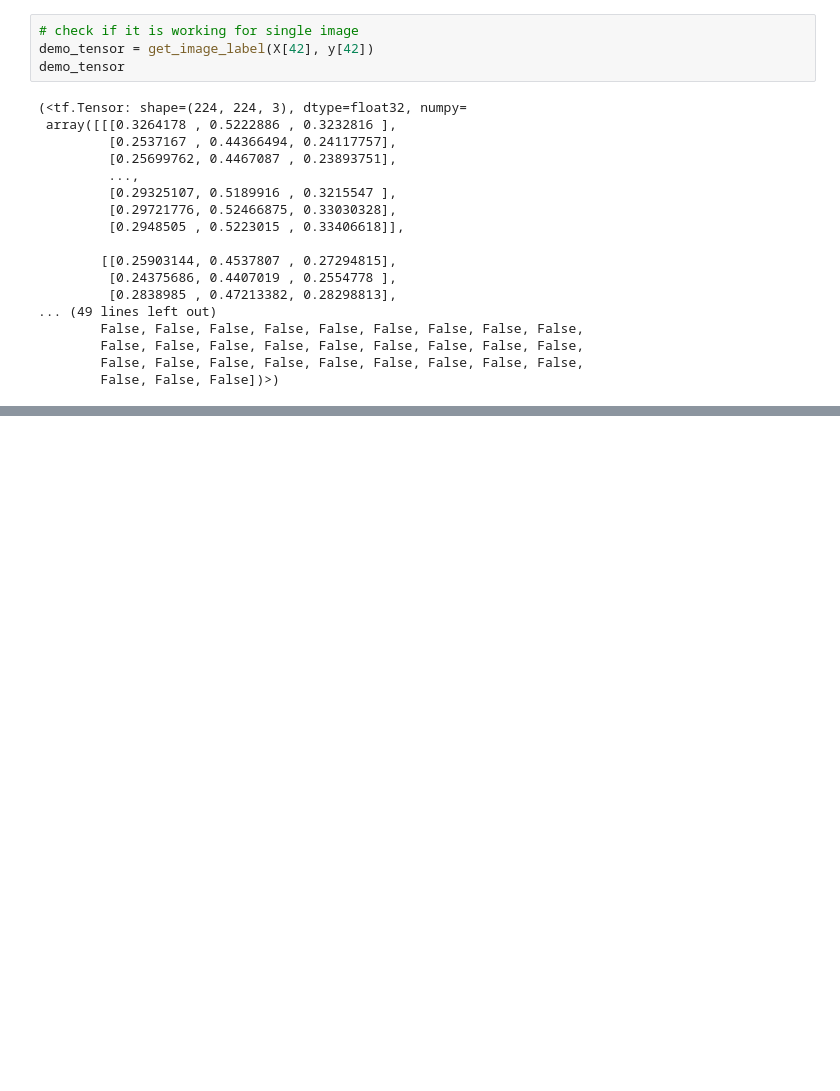
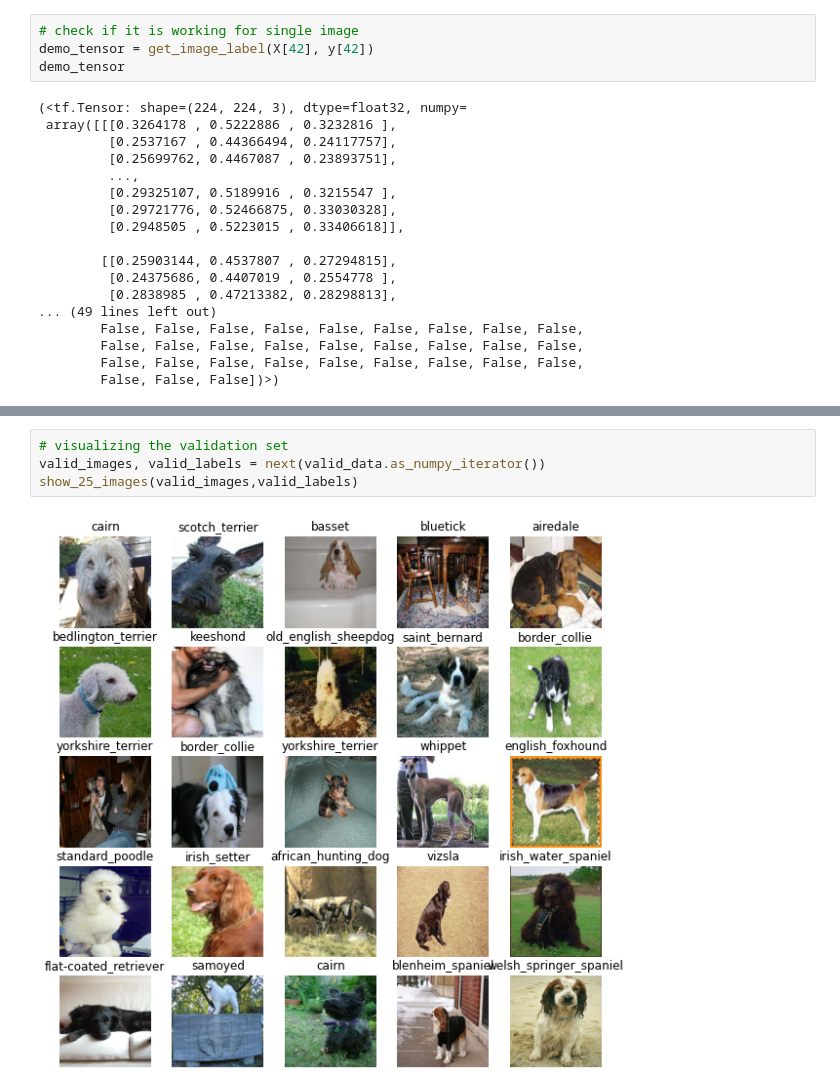
Before and after one commit to SaketMunda/dog-breed-prediction, a Jupyter notebook: dog_vision.ipynb, the cells around one changed output, grey strips where cells are left out. Cells and saved outputs as stored; diff of their text form; blank space fills up the shorter version.

```diff
--- a/dog_vision.ipynb
+++ b/dog_vision.ipynb
@@ -418,0 +504,6 @@ demo_tensor
+# %%
+# visualizing the validation set
+valid_images, valid_labels = next(valid_data.as_numpy_iterator())
+show_25_images(valid_images,valid_labels)
+# %% [output]
+[figure, added]
```
Also changed, not shown: parts of 9 cells of this notebook.
